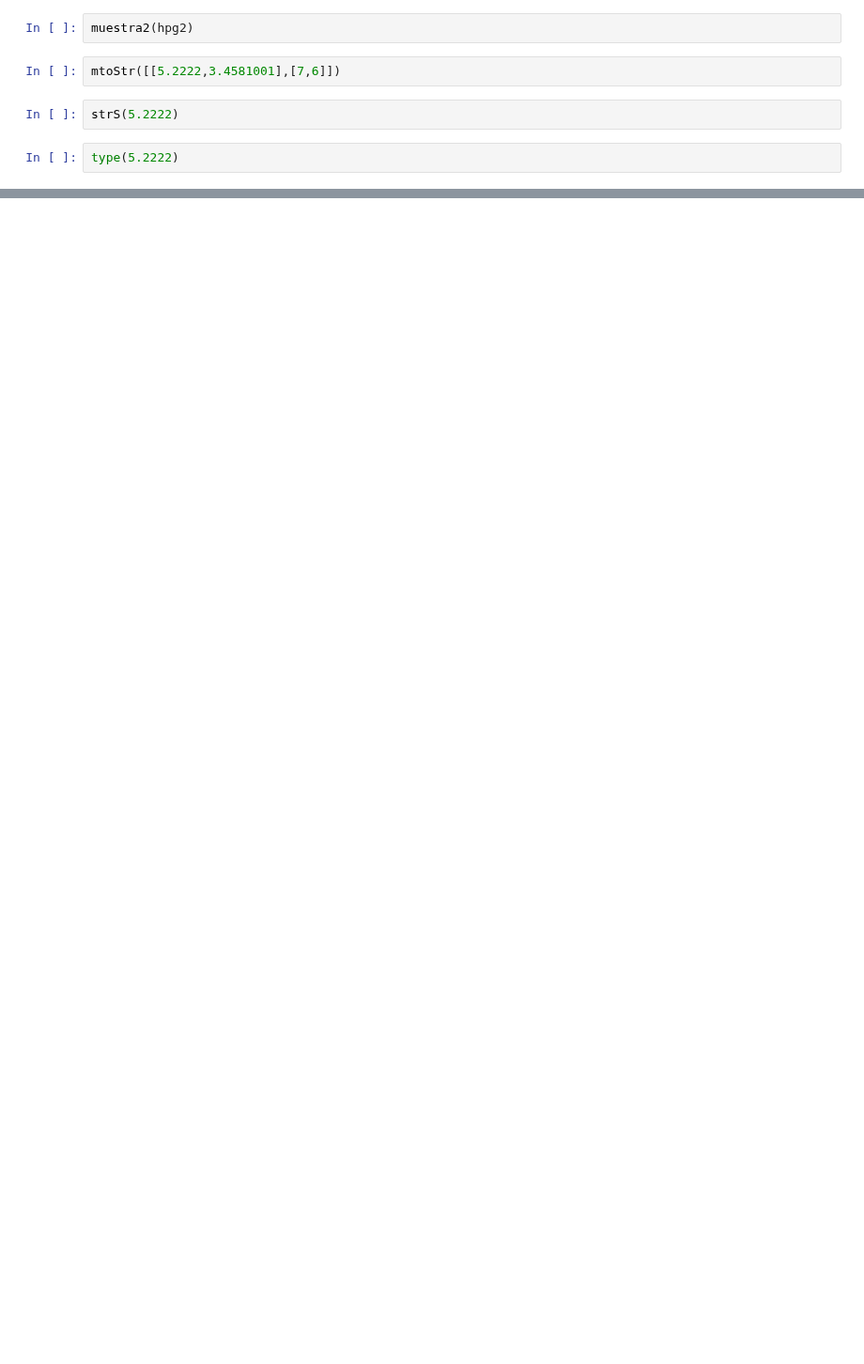
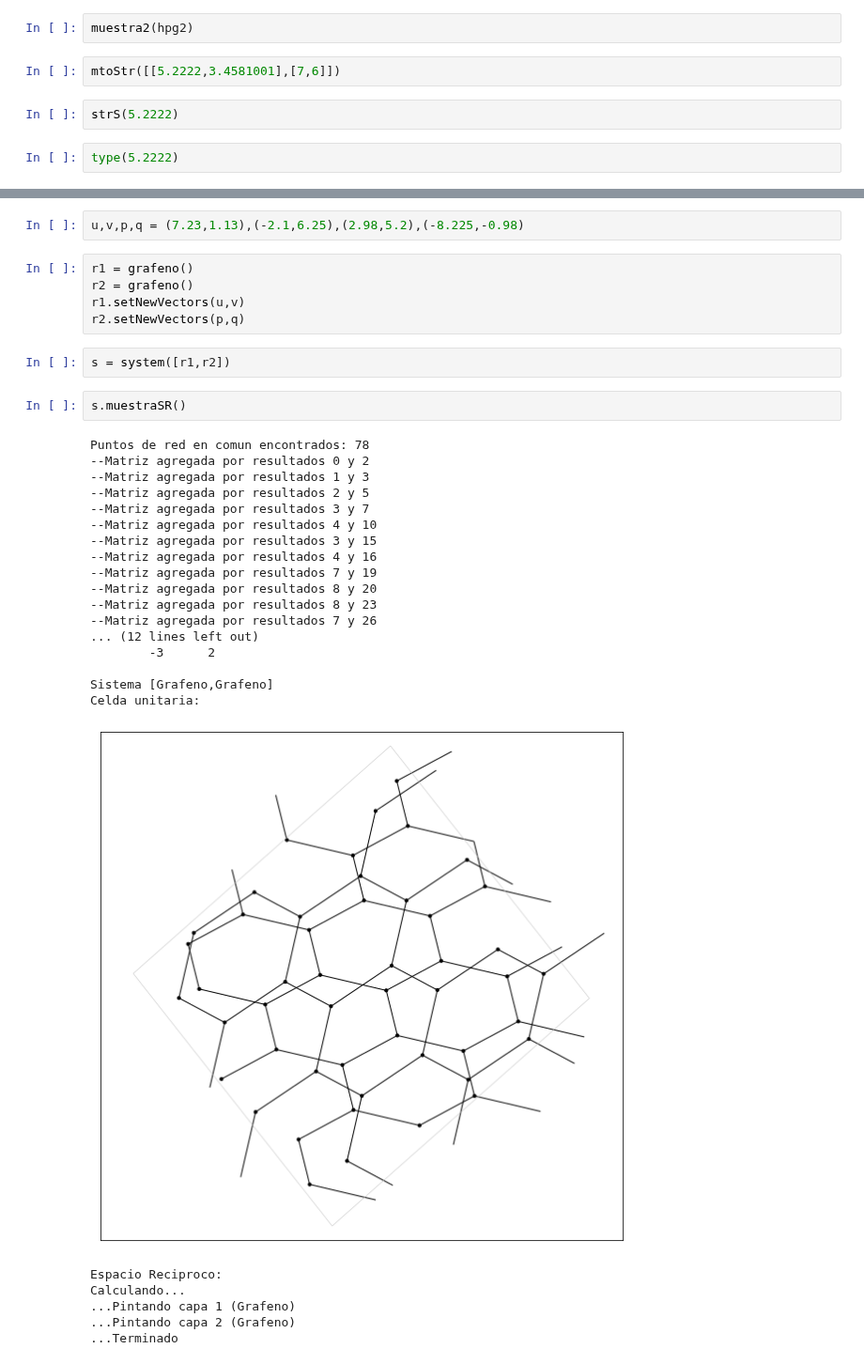
Before and after one commit to OssielAg/SS, a Jupyter notebook: SuperCell/MasCambios.ipynb, the cells around one changed output, grey strips where cells are left out. Shown at 94% size. Drawn from its saved outputs; the diff is of its cells as text; blank space fills up the shorter version.

```diff
--- a/SuperCell/MasCambios.ipynb
+++ b/SuperCell/MasCambios.ipynb
@@ -268,0 +242,35 @@ Red Grafeno Original:
+# %%
+u,v,p,q = (7.23,1.13),(-2.1,6.25),(2.98,5.2),(-8.225,-0.98)
+# %%
+r1 = grafeno()
+r2 = grafeno()
+r1.setNewVectors(u,v)
+r2.setNewVectors(p,q)
+# %%
+s = system([r1,r2])
+# %%
+s.muestraSR()
+# %% [output]
+Puntos de red en comun encontrados: 78
+--Matriz agregada por resultados 0 y 2
+--Matriz agregada por resultados 1 y 3
+--Matriz agregada por resultados 2 y 5
+--Matriz agregada por resultados 3 y 7
+--Matriz agregada por resultados 4 y 10
+--Matriz agregada por resultados 3 y 15
+--Matriz agregada por resultados 4 y 16
+--Matriz agregada por resultados 7 y 19
+--Matriz agregada por resultados 8 y 20
+--Matriz agregada por resultados 8 y 23
+--Matriz agregada por resultados 7 y 26
+... (12 lines left out)
+        -3      2
+
+Sistema [Grafeno,Grafeno]
+Celda unitaria:
+[figure, added]
+Espacio Reciproco:
+Calculando...
+...Pintando capa 1 (Grafeno)
+...Pintando capa 2 (Grafeno)
+...Terminado
```
Also changed, not shown: parts of 37 cells of this notebook, 2 other files.
